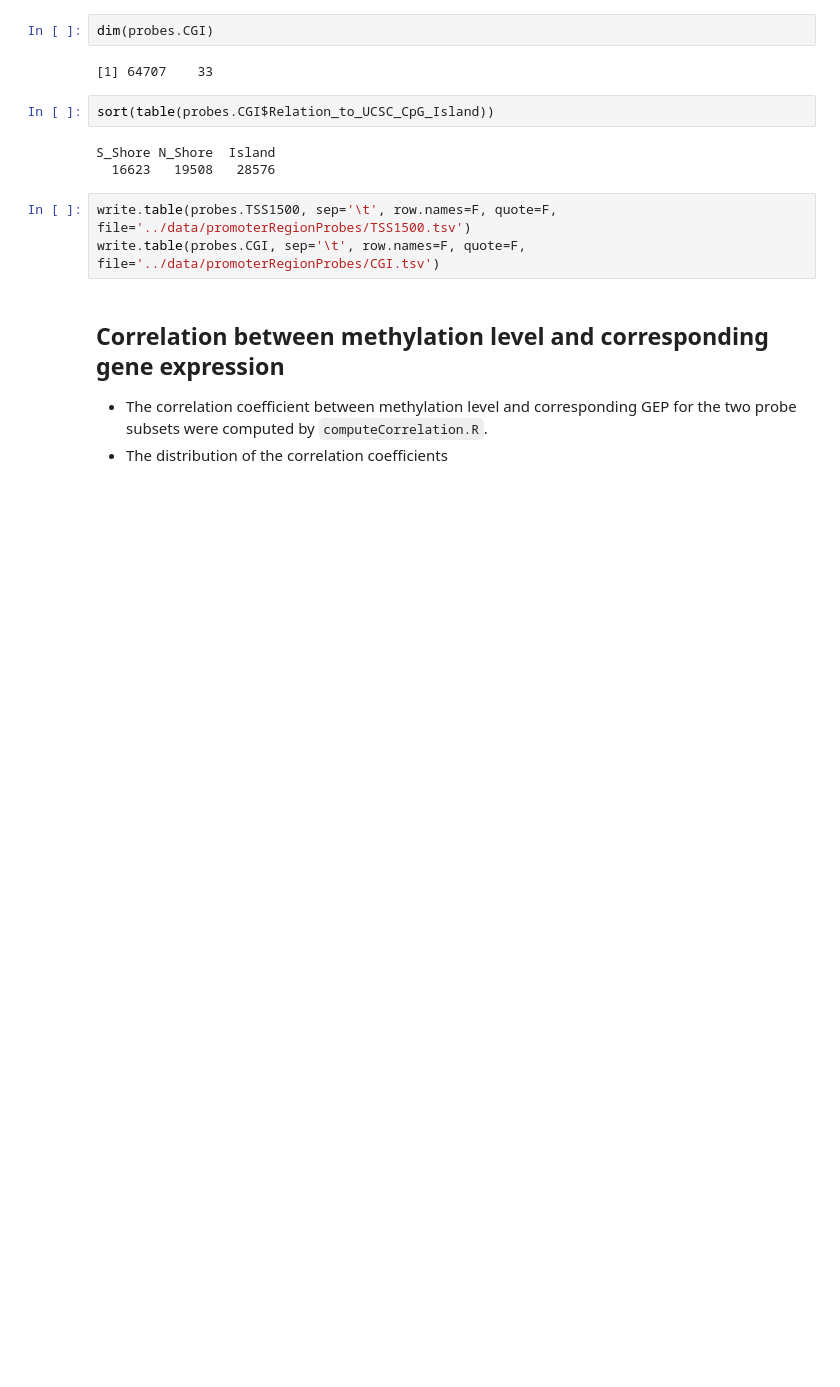
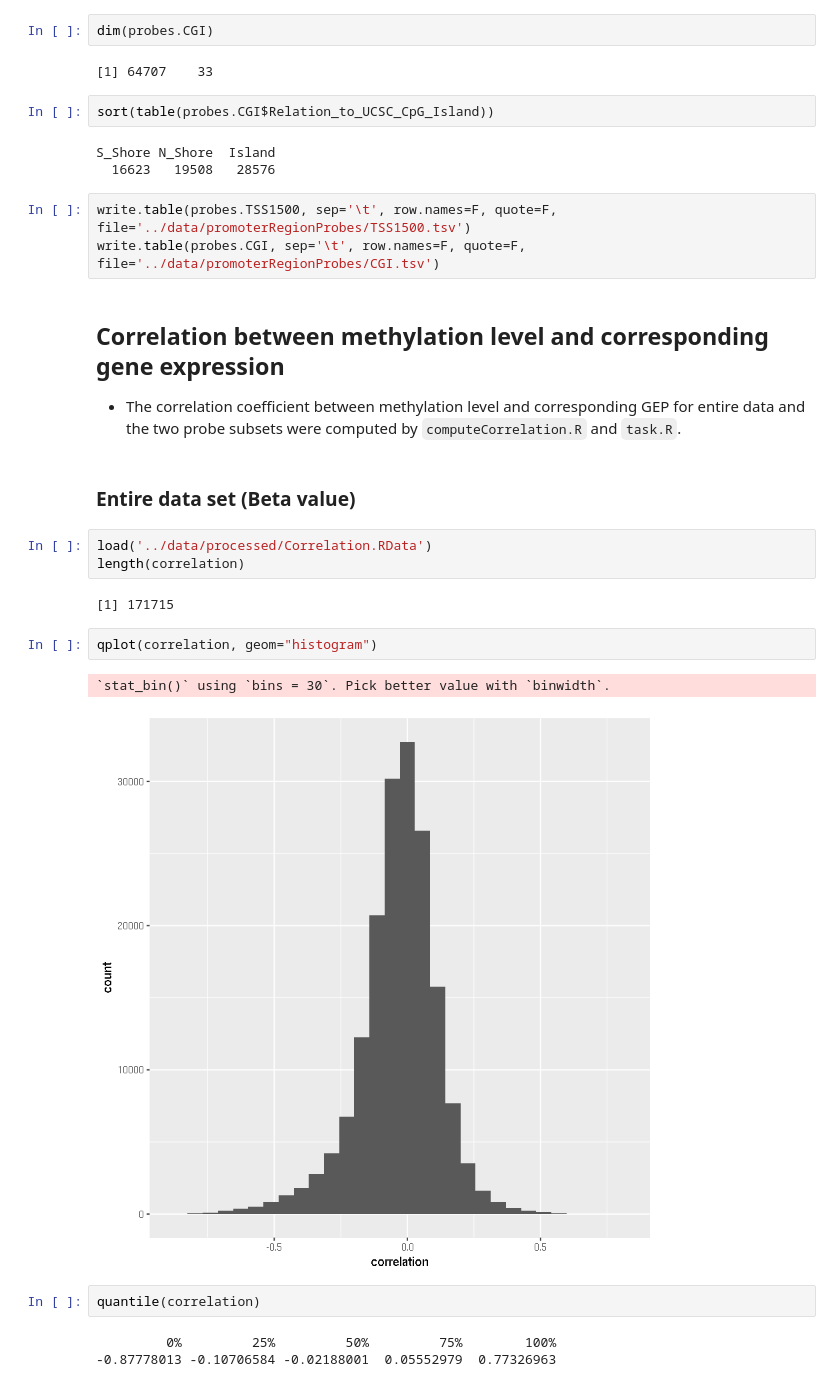
Before and after one commit to Mamie/MethylationPrediction, a Jupyter notebook: notes/promoter-region-methylation-RNAseq-correlation.ipynb, the cells around one changed output. Drawn from its saved outputs; the diff is of its cells as text; blank space fills up the shorter version.

Commit message:
Update notebook for analysis of correlation coefficients

```diff
--- a/notes/promoter-region-methylation-RNAseq-correlation.ipynb
+++ b/notes/promoter-region-methylation-RNAseq-correlation.ipynb
@@ -82,5 +92,21 @@ write.table(probes.TSS1500, sep='\t', row.names=F, quote=F, file='../data/promot
 write.table(probes.CGI, sep='\t', row.names=F, quote=F, file='../data/promoterRegionProbes/CGI.tsv')
 # %% [markdown]
 ## Correlation between methylation level and corresponding gene expression
-- The correlation coefficient between methylation level and corresponding GEP for the two probe subsets were computed by `computeCorrelation.R`.
-- The distribution of the correlation coefficients
+- The correlation coefficient between methylation level and corresponding GEP for entire data and the two probe subsets were computed by `computeCorrelation.R` and `task.R`.
+# %% [markdown]
+### Entire data set (Beta value)
+# %%
+load('../data/processed/Correlation.RData')
+length(correlation)
+# %% [output]
+[1] 171715
+# %%
+qplot(correlation, geom="histogram")
+# %% [output]
+`stat_bin()` using `bins = 30`. Pick better value with `binwidth`.
+[figure, added]
+# %%
+quantile(correlation)
+# %% [output]
+         0%         25%         50%         75%        100%
+-0.87778013 -0.10706584 -0.02188001  0.05552979  0.77326963
```
Also changed, not shown: parts of 9 cells of this notebook.
